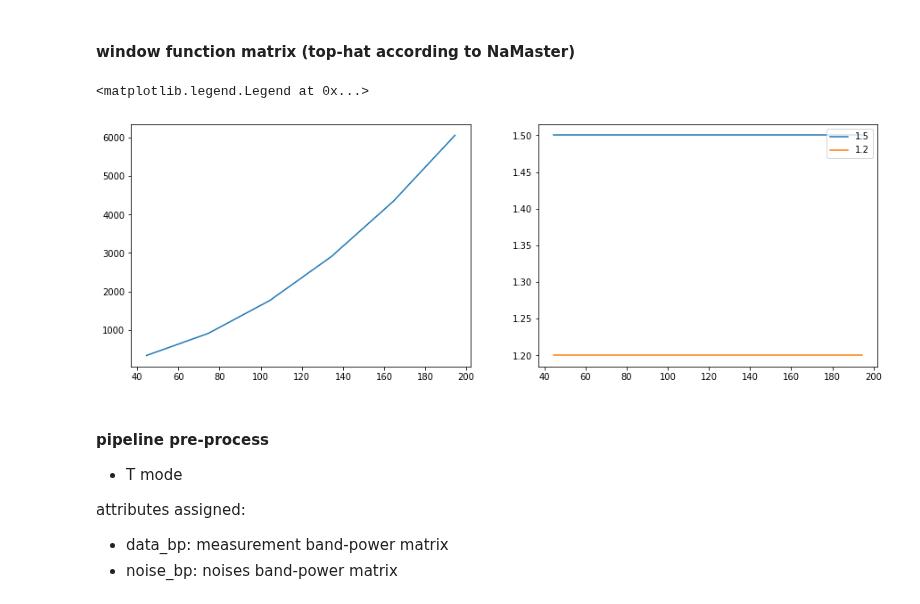
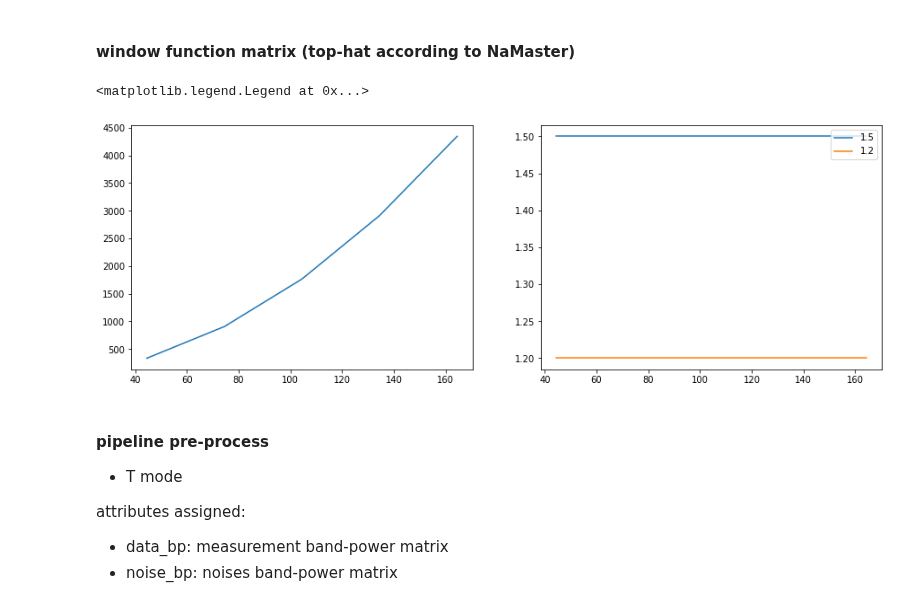
Before and after one commit to gioacchinowang/afra, a Jupyter notebook: tutorials/tutorial06.ipynb, the cells around one changed output. Saved outputs shown, nothing was run; the diff lists cells and outputs as text; code cells hidden in the pictures.

```diff
--- a/tutorials/tutorial06.ipynb
+++ b/tutorials/tutorial06.ipynb
@@ -14,7 +14,7 @@ warnings.filterwarnings('ignore')
 NSIDE = 128
 NSAMP = 10
 APOSCALE = 6.
-PSBIN = 30
+PSBIN = 6
 LMIN = 30
 LMAX = 210
 FWHM = [np.deg2rad(52.8/60.),np.deg2rad(19./60.),np.deg2rad(11./60.),np.deg2rad(4.94/60.)]
@@ -55,26 +55,26 @@ mask = hp.read_map('./data/ali_mask.fits',dtype=bool,verbose=0)
 # %%
 from afra.tools.ps_estimator import pstimator
 
 est = pstimator(nside=NSIDE,mask=mask,aposcale=APOSCALE,psbin=PSBIN,lmin=LMIN,lmax=LMAX,targets='EB')
-window = est.bpconvert(np.ones(LMAX+1-LMIN))
+window = est.bpconvert(np.ones(est._lmax+1))
 
 fig,ax = plt.subplots(1,2,figsize=(15,5))
 ax[0].plot(est.modes,window)
 
 filtee = np.identity(len(est.modes))
 filtbb = np.identity(len(est.modes))
 filteb = 0.5*np.identity(len(est.modes))
 filtbe = 0.2*np.identity(len(est.modes))
 
 est.filt = {'EB': np.c_[np.r_[filtee,filtbe],np.r_[filteb,filtbb]]}
 filted_bp = est.filtrans(np.ones((2,len(est.modes))))
 
 ax[1].plot(est.modes,filted_bp[0],label='1.5')
 ax[1].plot(est.modes,filted_bp[1],label='1.2')
 ax[1].legend(loc=1)
 # %% [output]
 <matplotlib.legend.Legend at 0x...>
-[figure, old version]
+[figure, new version]
 # %% [markdown]
 #### pipeline pre-process
 
```
Also changed, not shown: parts of 12 cells of this notebook, 24 other files.
